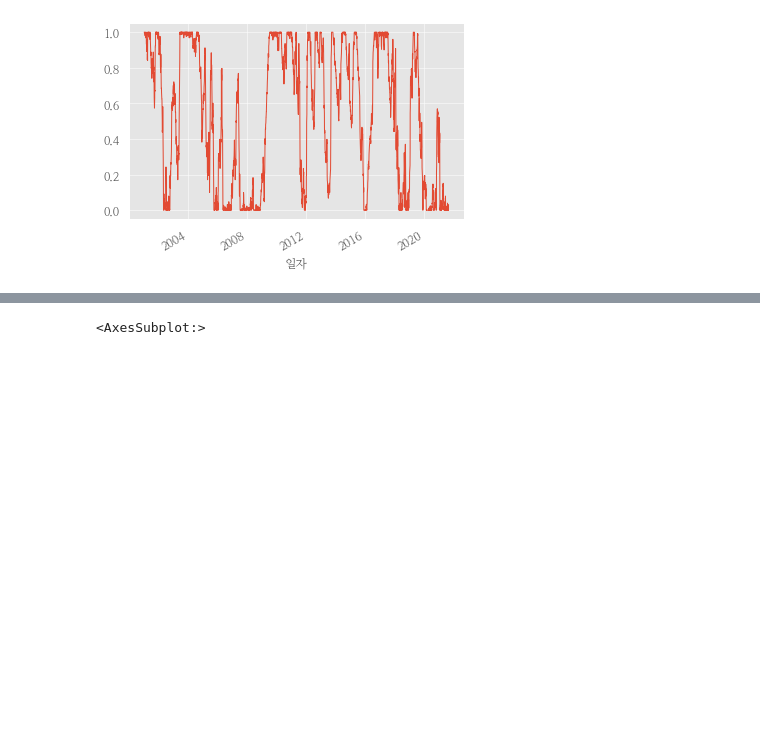
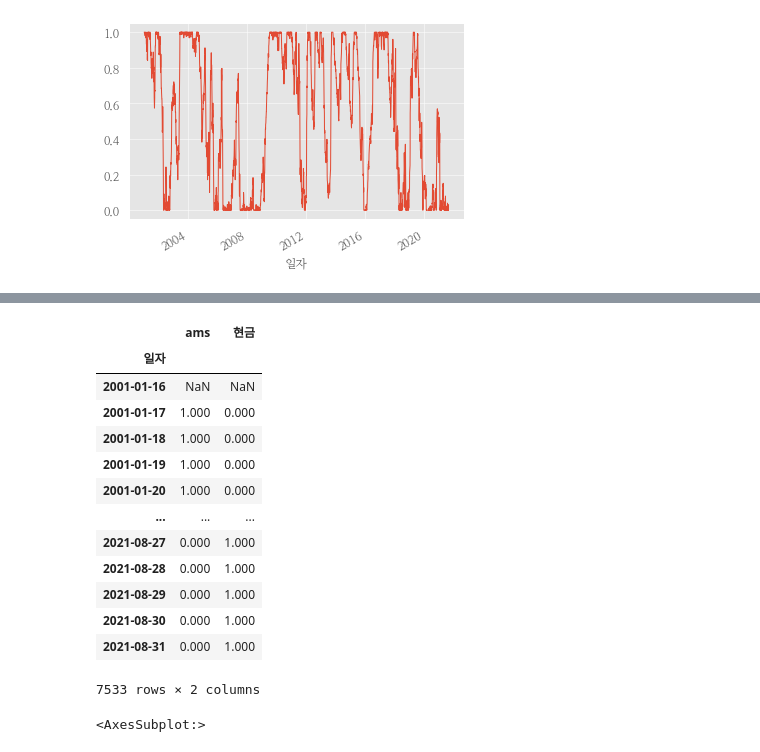
Before and after one commit to hermian/USAP, a Jupyter notebook: ID2_외국인수급_데이터수정_일별AMS.ipynb, the cells around one changed output, grey strips where cells are left out. Cells and saved outputs as stored; diff of their text form; code cells hidden in the pictures; blank space fills up the shorter version.

```diff
--- a/ID2_외국인수급_데이터수정_일별AMS.ipynb
+++ b/ID2_외국인수급_데이터수정_일별AMS.ipynb
@@ -99,6 +116,23 @@ target_weights['현금'] = 1.0 - target_weights
 # %%
 target_weights = target_weights.dropna()
 target_weights = target_weights.resample('D').fillna(method='ffill').shift(1)
+# %%
+target_weights
+# %% [output]
+|  | ams | 현금 |
+| 일자 |  |  |
+| 2001-01-16 | NaN | NaN |
+| 2001-01-17 | 1.000 | 0.000 |
+| 2001-01-18 | 1.000 | 0.000 |
+| 2001-01-19 | 1.000 | 0.000 |
+| 2001-01-20 | 1.000 | 0.000 |
+| ... | ... | ... |
+| 2021-08-27 | 0.000 | 1.000 |
+| 2021-08-28 | 0.000 | 1.000 |
+| 2021-08-29 | 0.000 | 1.000 |
+| 2021-08-30 | 0.000 | 1.000 |
+| 2021-08-31 | 0.000 | 1.000 |
+7533 rows × 2 columns
 # %%
 target_weights.columns = ['base2', '현금']
 # target_weights.to_csv('한국Base2비중.csv')
```
Also changed, not shown: parts of 1 cell of this notebook, 2 other files.
